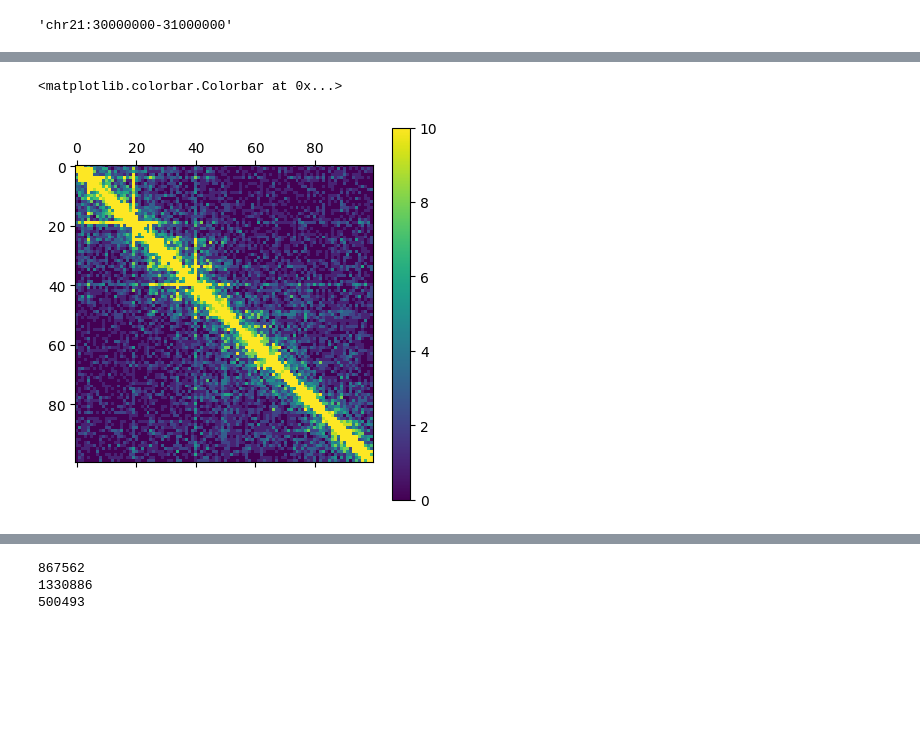
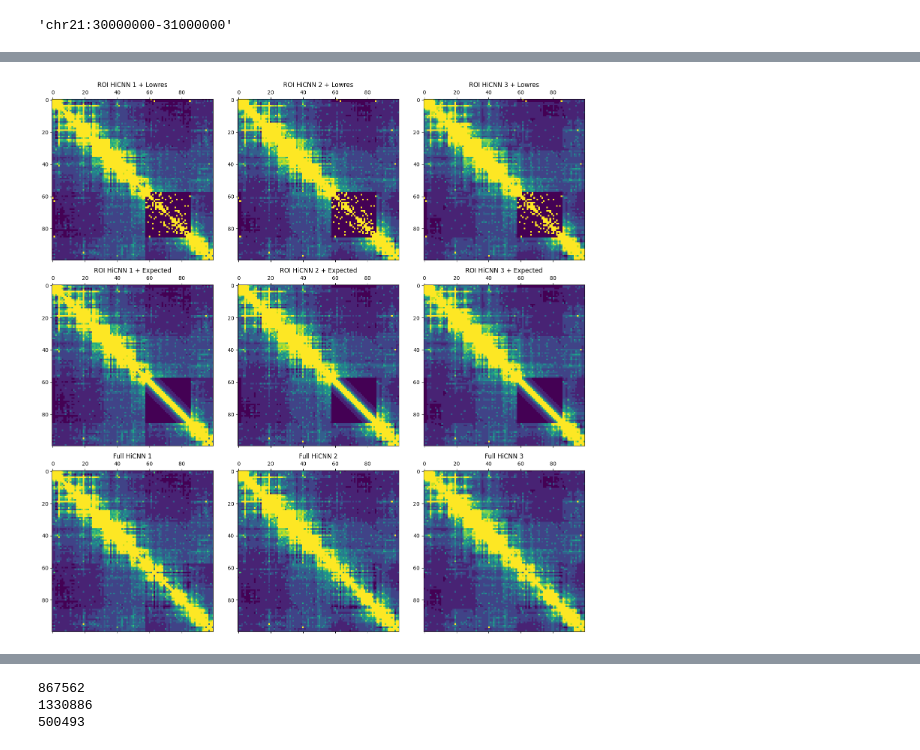
Before and after one commit to amulyagarimella/fast-sequencing-AI-imputation, a Jupyter notebook: notebooks/visualize_results.ipynb, the cells around one changed output, grey strips where cells are left out. Cells and saved outputs as stored; diff of their text form; code cells hidden in the pictures; blank space fills up the shorter version.

```diff
--- a/notebooks/visualize_results.ipynb
+++ b/notebooks/visualize_results.ipynb
@@ -5,3 +23,8 @@ import numpy as np
+# %%
+# Convert nested JSON to Polars DataFrame
+data = pl.from_dicts(dicts_for_df)
+# %%
+best_roi_model =data.filter(pl.col("ROI_METHOD") == "elasticnet").filter(pl.col("ROI_SPARSITY") == '0.5')
 # %%
 clr_orig = cooler.Cooler("/Users/amulyagarimella/Documents/2241finalproject/data/GM12878.GSE115524/GM12878.GSE115524.Homo_Sapiens.CTCF.b1.mcool::resolutions/10000")
 
@@ -23,3 +50,17 @@ clr_roi
+# %%
+clr_dict = {
+    "Original": clr_orig,
+    "Downsampled": clr_downsampled_16,
+    "ROI HiCNN 1 + Lowres": clr_roi_lowres_hicnn1,
+    "ROI HiCNN 2 + Lowres": clr_roi_lowres_hicnn2,
+    "ROI HiCNN 3 + Lowres": clr_roi_lowres_hicnn3,
+    "ROI HiCNN 1 + Expected": clr_roi_expected_hicnn1,
+    "ROI HiCNN 2 + Expected": clr_roi_expected_hicnn2,
+    "ROI HiCNN 3 + Expected": clr_roi_expected_hicnn3,
+    "Full HiCNN 1": clr_full_hicnn1,
+    "Full HiCNN 2": clr_full_hicnn2,
+    "Full HiCNN 3": clr_full_hicnn3
+}
 # %%
 chrom = "chr21"
 start_px = 3000
@@ -39,6 +110,25 @@ print(clr_orig_5kb.matrix(balance=False).fetch(f"chr21:{start_px*resol_bp}-{star
 # %%
-plt.matshow(clr_orig.matrix(balance=False).fetch(f"chr21:{start_px*resol_bp}-{start_px*resol_bp+size_px*resol_bp}"), vmax=10)
-plt.colorbar()
+# Determine grid layout based on number of items
+n = len(list(clr_dict.items())[2:])
+n_cols = min(3, n)  # Max 3 columns
+n_rows = (n + n_cols - 1) // n_cols  # Calculate needed rows
+
+# Create figure with appropriate size
+fig, axes = plt.subplots(n_rows, n_cols, figsize=(5*n_cols, 5*n_rows))
+
+# Flatten axes if needed
+axes_flat = axes.flatten()
+
+# Plot each matrix in its own subplot
+for i, (title, clr) in enumerate(list(clr_dict.items())[2:]):
+
+    ax = axes_flat[i]
+    img = ax.matshow(clr.matrix(balance=False).fetch(f"chr21:{start_px*resol_bp}-{start_px*resol_bp+size_px*resol_bp}"),
+                    vmax=10)
+
+    ax.set_title(title)
+
+plt.tight_layout()
+plt.show()
 # %% [output]
-<matplotlib.colorbar.Colorbar at 0x...>
-[figure, old version]
+[figure, new version]
```
Also changed, not shown: parts of 13 cells of this notebook, 5 other files.
